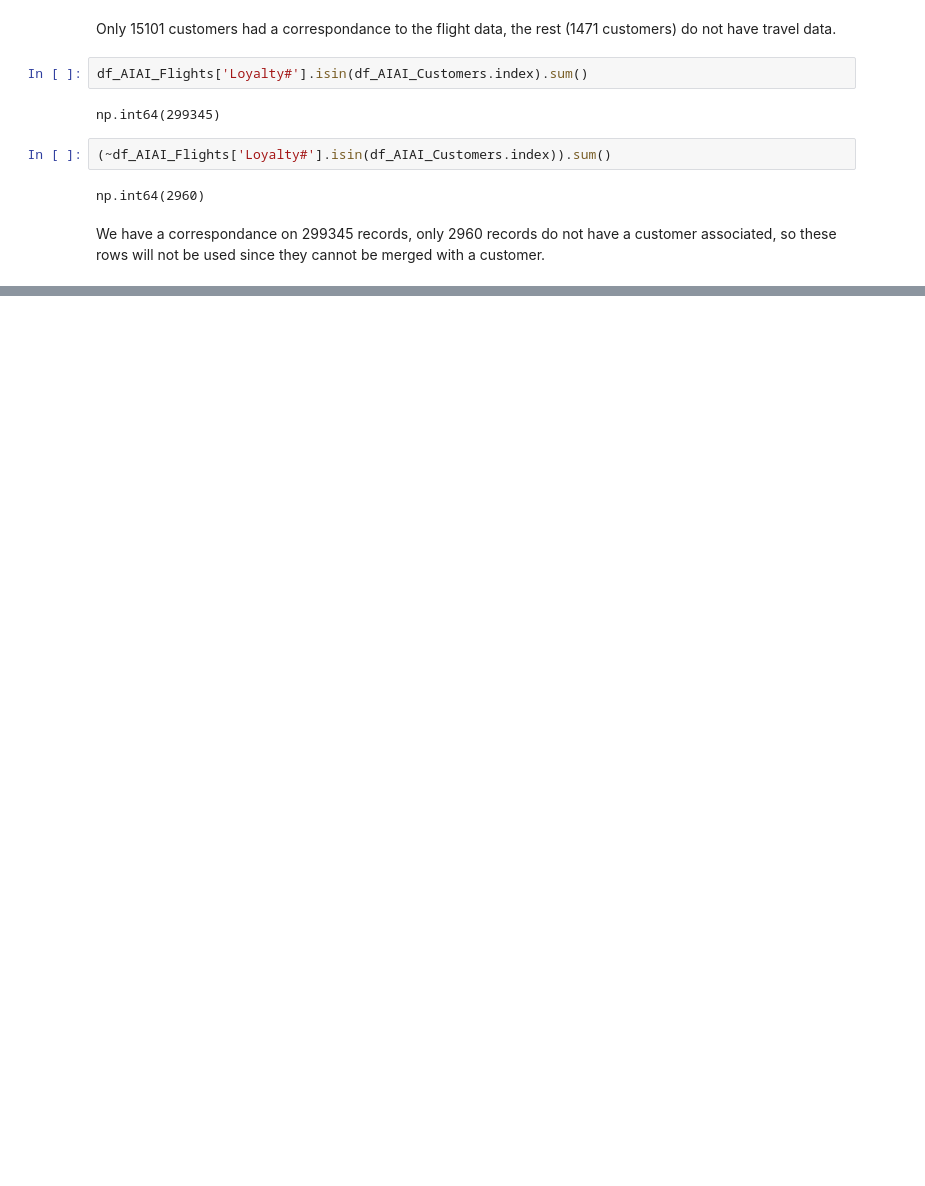
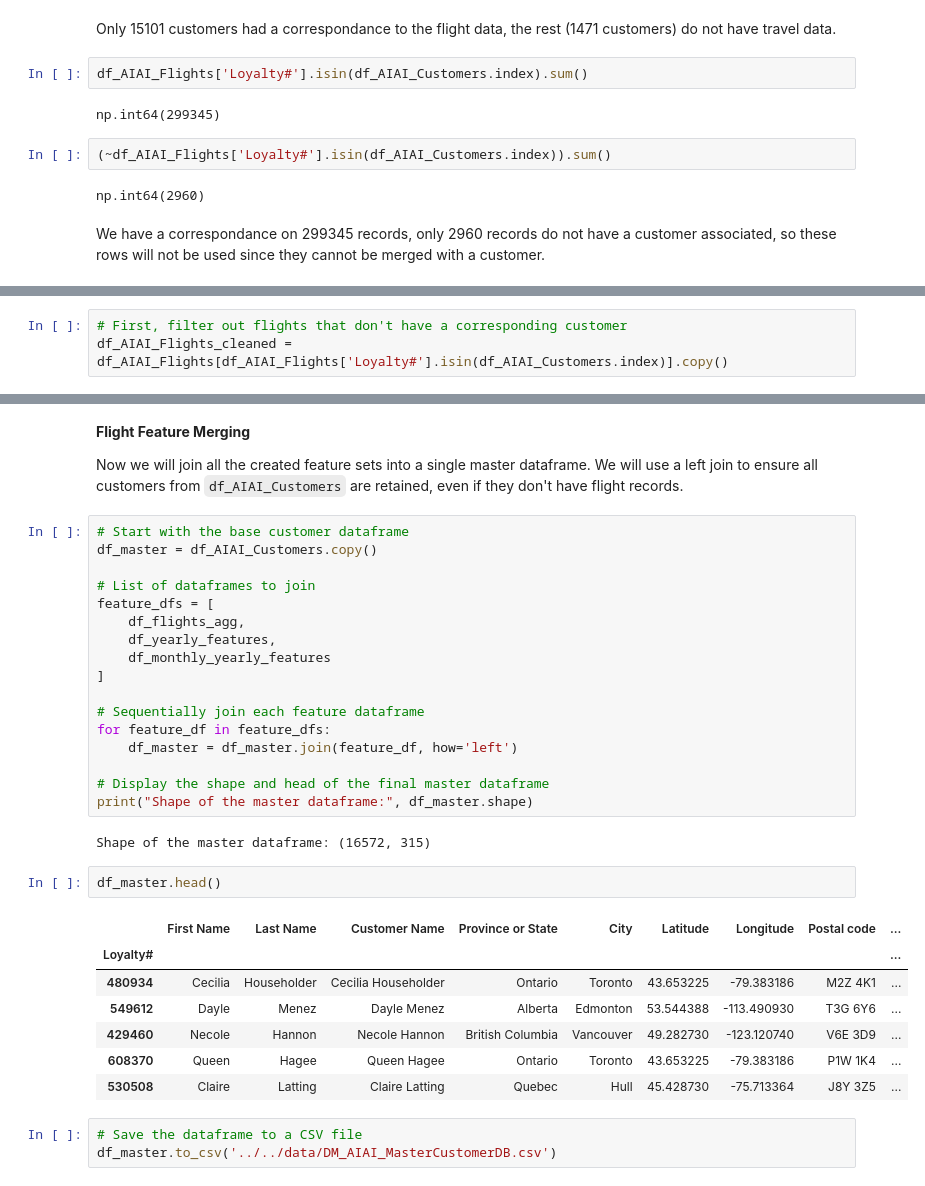
Before and after one commit to luisbdavila/Airline_Customer_Segmentation_DataMining_Project_Python, a Jupyter notebook: 1_Delivery/Code/EDA.ipynb, the cells around one changed output, grey strips where cells are left out. Cells and saved outputs as stored; diff of their text form; blank space fills up the shorter version.

```diff
--- a/1_Delivery/Code/EDA.ipynb
+++ b/1_Delivery/Code/EDA.ipynb
@@ -726,0 +769,3 @@ Variables not use on cluster: names(all), Enrrolment type, citys and urbans, poi
+# %%
+# First, filter out flights that don't have a corresponding customer
+df_AIAI_Flights_cleaned = df_AIAI_Flights[df_AIAI_Flights['Loyalty#'].isin(df_AIAI_Customers.index)].copy()
@@ -726,0 +1068,36 @@ Variables not use on cluster: names(all), Enrrolment type, citys and urbans, poi
+# %% [markdown]
+**Flight Feature Merging**
+
+Now we will join all the created feature sets into a single master dataframe. We will use a left join to ensure all customers from `df_AIAI_Customers` are retained, even if they don't have flight records.
+# %%
+# Start with the base customer dataframe
+df_master = df_AIAI_Customers.copy()
+
+# List of dataframes to join
+feature_dfs = [
+    df_flights_agg,
+    df_yearly_features,
+    df_monthly_yearly_features
+]
+
+# Sequentially join each feature dataframe
+for feature_df in feature_dfs:
+    df_master = df_master.join(feature_df, how='left')
+
+# Display the shape and head of the final master dataframe
+print("Shape of the master dataframe:", df_master.shape)
+# %% [output]
+Shape of the master dataframe: (16572, 315)
+# %%
+df_master.head()
+# %% [output]
+|  | First Name | Last Name | Customer Name | Province or State | City | Latitude | Longitude | Postal code | ... |
+| Loyalty# |  |  |  |  |  |  |  |  | ... |
+| 480934 | Cecilia | Householder | Cecilia Householder | Ontario | Toronto | 43.653225 | -79.383186 | M2Z 4K1 | ... |
+| 549612 | Dayle | Menez | Dayle Menez | Alberta | Edmonton | 53.544388 | -113.490930 | T3G 6Y6 | ... |
+| 429460 | Necole | Hannon | Necole Hannon | British Columbia | Vancouver | 49.282730 | -123.120740 | V6E 3D9 | ... |
+| 608370 | Queen | Hagee | Queen Hagee | Ontario | Toronto | 43.653225 | -79.383186 | P1W 1K4 | ... |
+| 530508 | Claire | Latting | Claire Latting | Quebec | Hull | 45.428730 | -75.713364 | J8Y 3Z5 | ... |
+# %%
+# Save the dataframe to a CSV file
+df_master.to_csv('../../data/DM_AIAI_MasterCustomerDB.csv')
```
Also changed, not shown: parts of 17 cells of this notebook, 2 other files.
